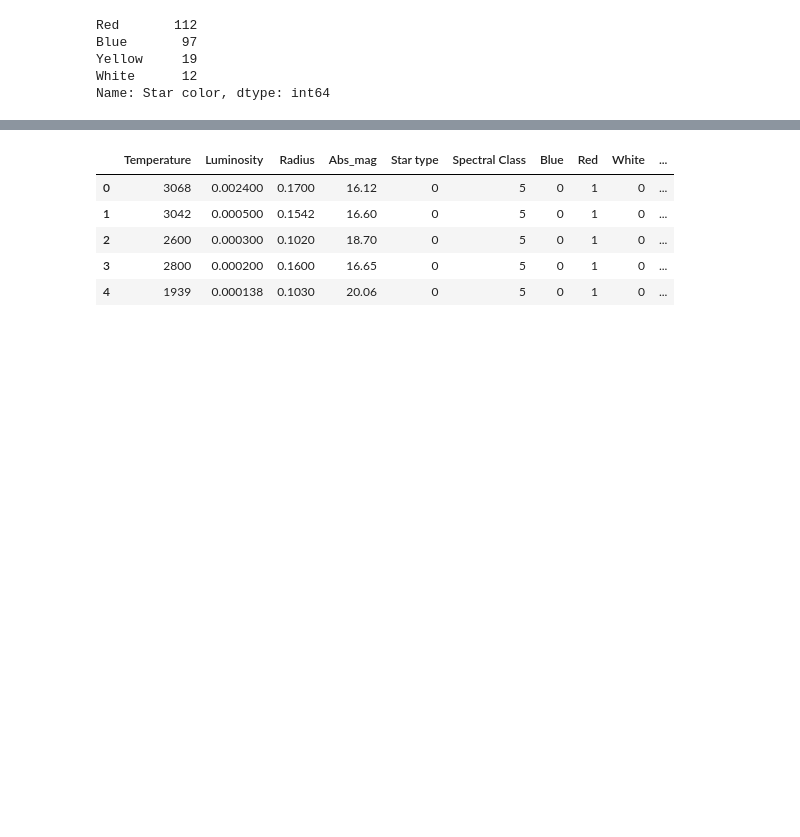
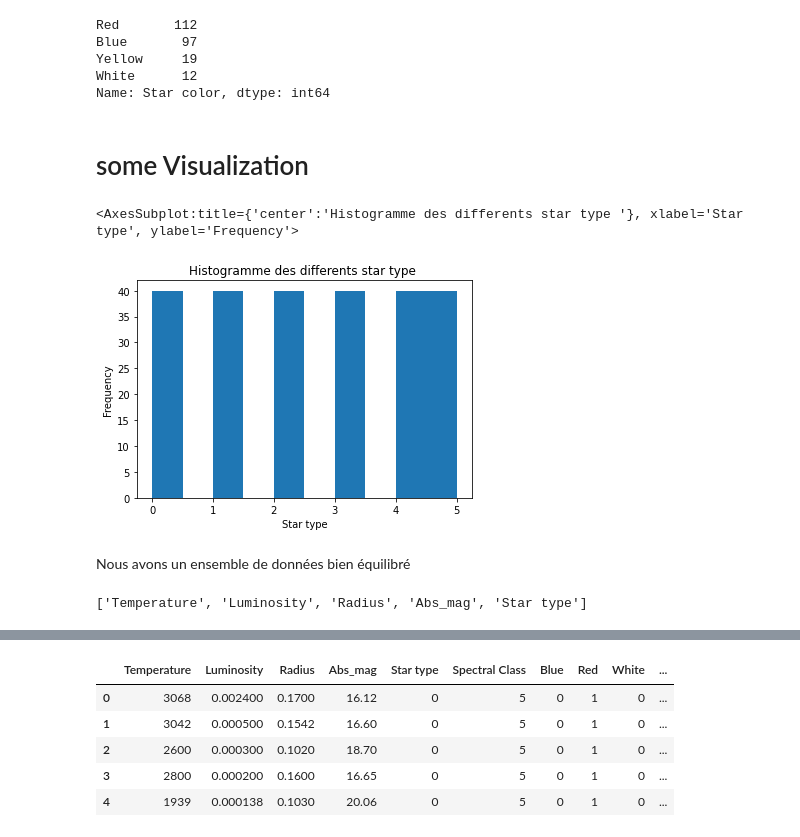
Before and after one commit to yasminebouazza/GoMyCode, a Jupyter notebook: Project (1).ipynb, the cells around one changed output, grey strips where cells are left out. Drawn from its saved outputs; the diff is of its cells as text; code cells hidden in the pictures; blank space fills up the shorter version.

```diff
--- a/Project (1).ipynb
+++ b/Project (1).ipynb
@@ -306,3 +116,20 @@ Blue       97
 Yellow     19
 White      12
 Name: Star color, dtype: int64
+# %% [markdown]
+# some Visualization
+# %%
+plt.title ("Histogramme des differents star type ")
+plt.xlabel("Star type")
+df2['Star type'].plot.hist()
+# %% [output]
+<AxesSubplot:title={'center':'Histogramme des differents star type '}, xlabel='Star type', ylabel='Frequency'>
+[figure, added]
+# %% [markdown]
+
+Nous avons un ensemble de données bien équilibré
+# %%
+num_cols = list(df2.select_dtypes(include=['int64', 'float64']).columns)
+num_cols
+# %% [output]
+['Temperature', 'Luminosity', 'Radius', 'Abs_mag', 'Star type']
```
Also changed, not shown: parts of 29 cells of this notebook.
